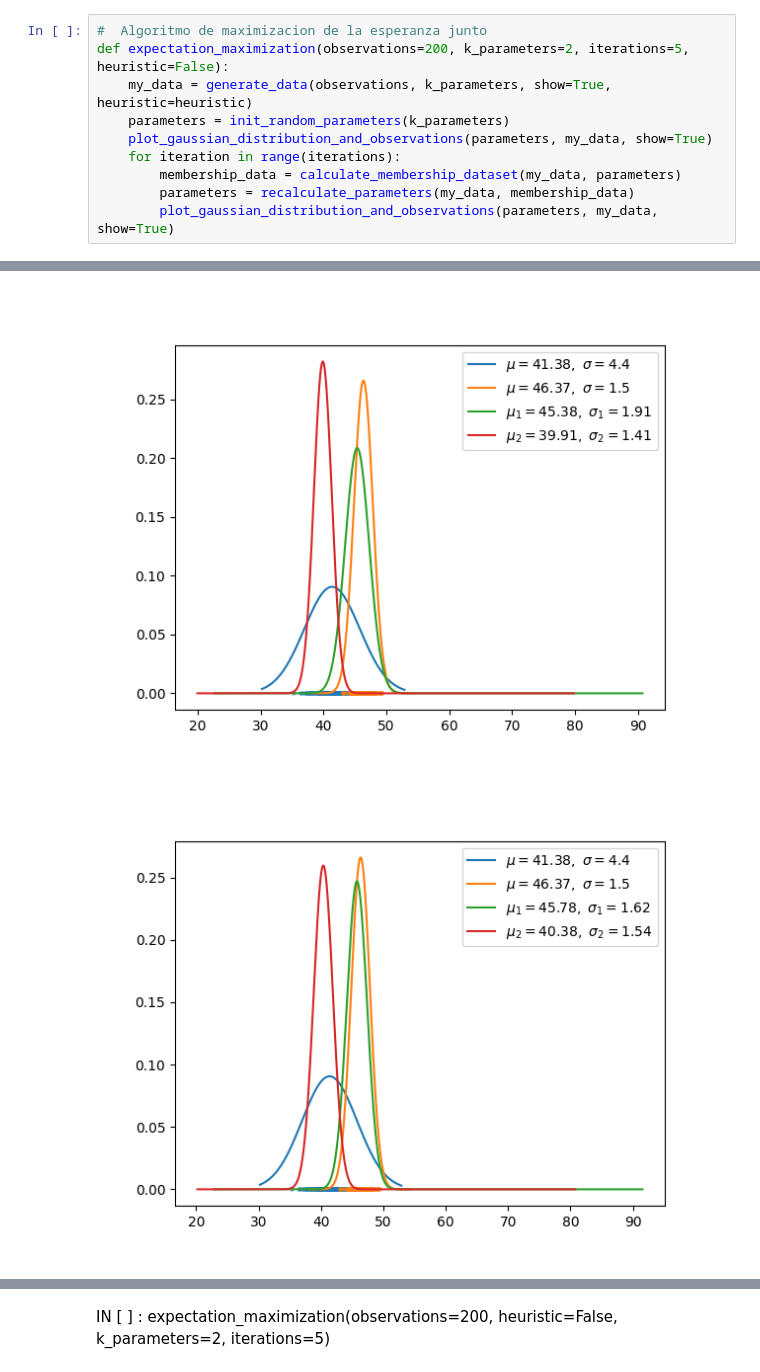
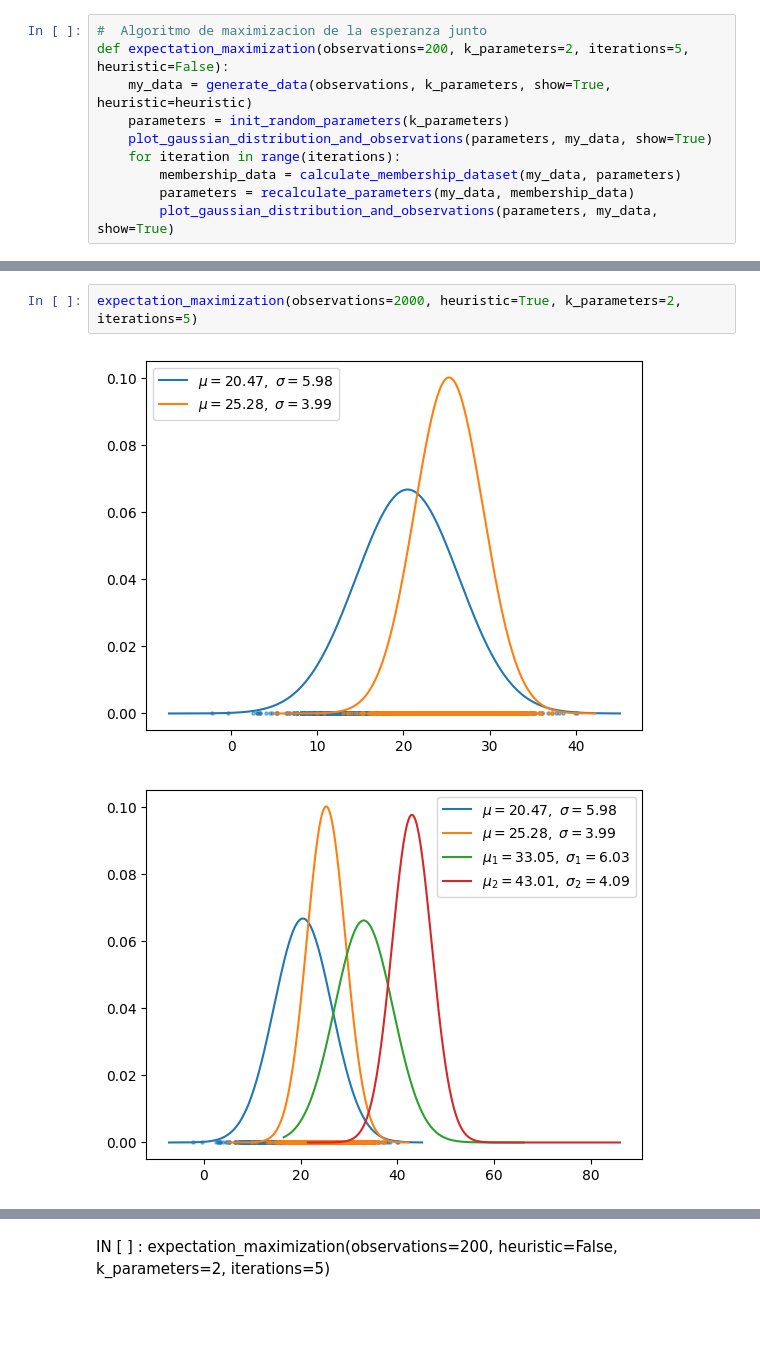
Before and after one commit to LD9797/Deep-Learning-Ground, a Jupyter notebook: TP01-Funciones_Multivariable_propEntrega.ipynb, the cells around one changed output, grey strips where cells are left out. Cells and saved outputs as stored; diff of their text form; blank space fills up the shorter version.

```diff
--- a/TP01-Funciones_Multivariable_propEntrega.ipynb
+++ b/TP01-Funciones_Multivariable_propEntrega.ipynb
@@ -596,4 +588,5 @@ IN [ ] : expectation_maximization(observations=200, heuristic=True, k_parameters
-# %% [markdown]
-![6.png](attachment:6.png)
-# %% [markdown]
-![7.png](attachment:7.png)
+# %%
+expectation_maximization(observations=2000, heuristic=True, k_parameters=2, iterations=5)
+# %% [output]
+[figure, added]
+[figure, added]
```
Also changed, not shown: parts of 17 cells of this notebook.
